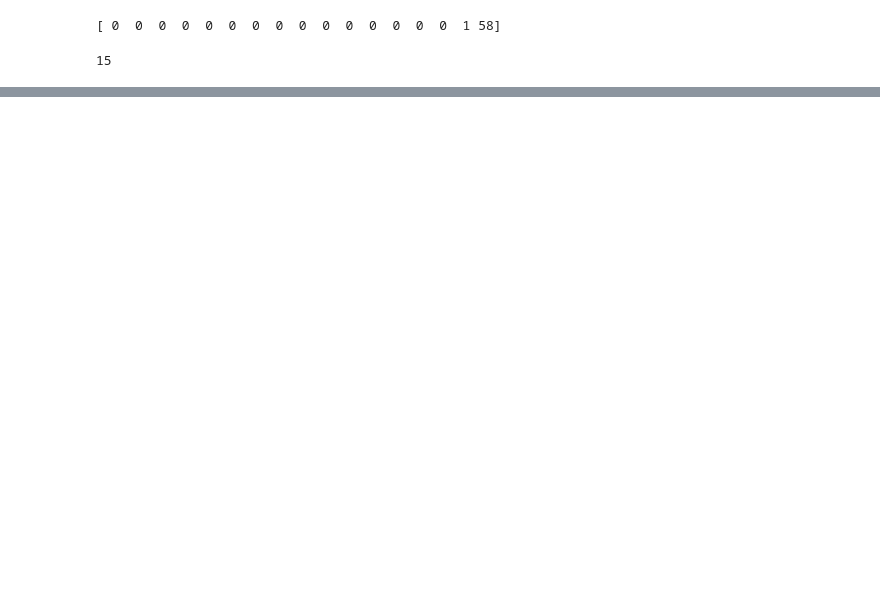
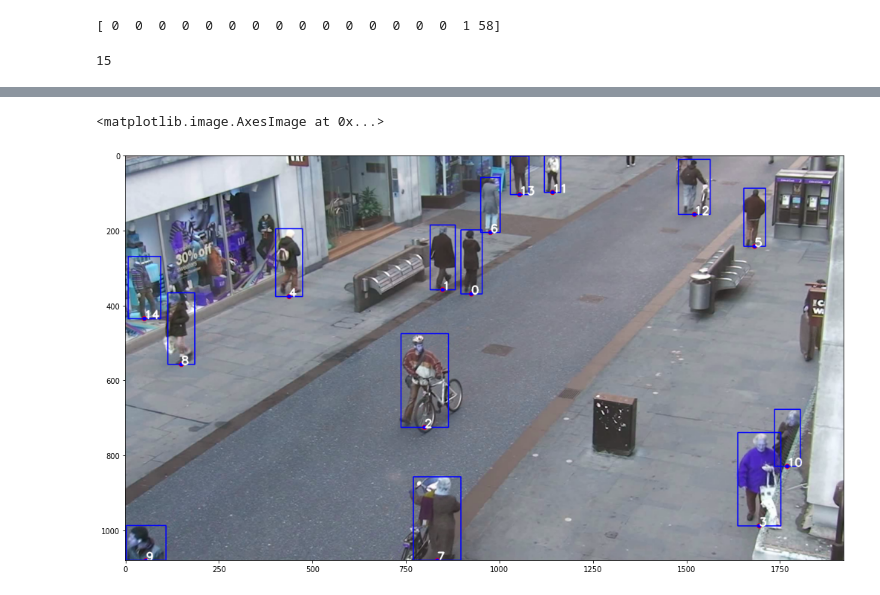
Before and after one commit to Aayush-99/Nirikshak, a Jupyter notebook: model.ipynb, the cells around one changed output, grey strips where cells are left out. Cells and saved outputs as stored; diff of their text form; code cells hidden in the pictures; blank space fills up the shorter version.

Commit message:
added bbox and mid point

```diff
--- a/model.ipynb
+++ b/model.ipynb
@@ -176,0 +201,21 @@ print(num)
+# %%
+#function to compute center for every bounding box
+def mid_point(img, person, idx):
+    x1,y1,x2,y2 = person[idx]
+    _ = cv2.rectangle(img, (x1, y1), (x2, y2), (0,0,255), 2)
+
+    x_mid = int((x1+x2)/2)
+    y_mid = int(y2)
+    mid = (x_mid, y_mid)
+
+    _ = cv2.circle(img, mid, 5, (0, 0, 255), -1)
+    cv2.putText(img, str(idx), mid, cv2.FONT_HERSHEY_SIMPLEX,1, (255, 255, 255), 2, cv2.LINE_AA)
+    return mid
+# %%
+midpoints = [mid_point(img,person,i) for i in range(len(person))]
+
+plt.figure(figsize=(20,10))
+plt.imshow(img)
+# %% [output]
+<matplotlib.image.AxesImage at 0x...>
+[figure, added]
```
Also changed, not shown: parts of 8 cells of this notebook.
